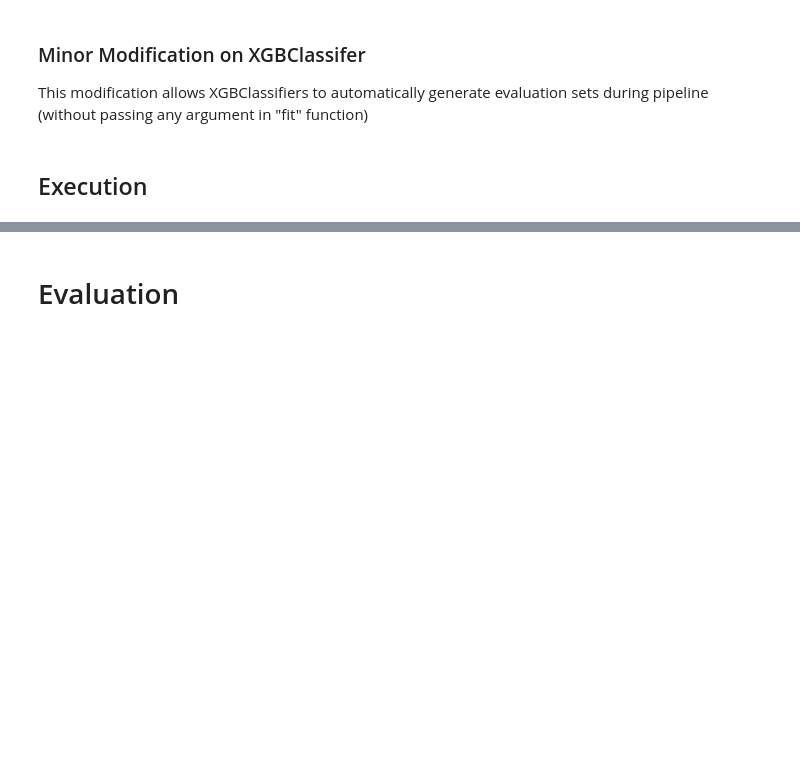
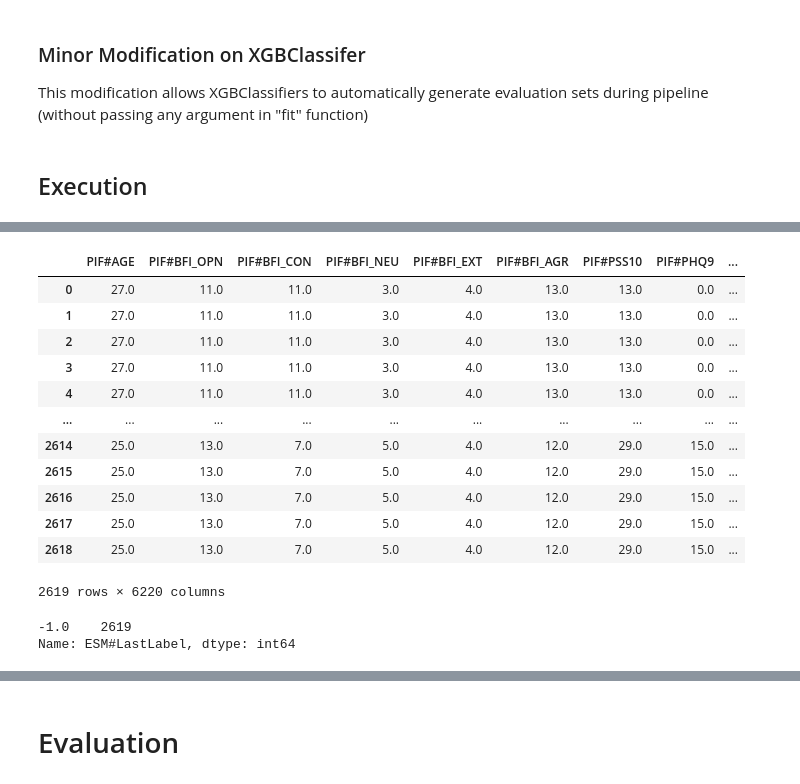
Before and after one commit to SteinPanyu/IndependentReproducibility, a Jupyter notebook: ModelTraining & Evaluation.ipynb, the cells around one changed output, grey strips where cells are left out. Cells and saved outputs as stored; diff of their text form; code cells hidden in the pictures; blank space fills up the shorter version.

```diff
--- a/ModelTraining & Evaluation.ipynb
+++ b/ModelTraining & Evaluation.ipynb
@@ -260,6 +250,7 @@ import numpy as np
 from xgboost import XGBClassifier
 from sklearn.base import BaseEstimator
 from sklearn.model_selection import StratifiedShuffleSplit
+from typing import Union
 
 
 class EvXGBClassifier(BaseEstimator):
@@ -286,12 +277,25 @@ class EvXGBClassifier(BaseEstimator):
     def classes_(self):
         return self.model.classes_
 
-    def fit(self, X: pd.DataFrame, y: np.ndarray):
+    @property
+    def feature_importances_(self):
+        return self.model.feature_importances_
+
+    @property
+    def feature_names_in_(self):
+        return self.model.feature_names_in_
+
+    def fit(self, X: Union[pd.DataFrame, np.ndarray], y: np.ndarray):
         if self.eval_size:
             splitter = StratifiedShuffleSplit(random_state=self.random_state, test_size=self.eval_size)
             I_train, I_eval = next(splitter.split(X, y))
-            X_train, y_train = X.iloc[I_train, :], y[I_train]
-            X_eval, y_eval = X.iloc[I_eval, :], y[I_eval]
+            if isinstance(X, pd.DataFrame):
+                X_train, y_train = X.iloc[I_train, :], y[I_train]
+                X_eval, y_eval = X.iloc[I_eval, :], y[I_eval]
+            else:
+                X_train, y_train = X[I_train, :], y[I_train]
+                X_eval, y_eval = X[I_eval, :], y[I_eval]
+
             self.model = self.model.fit(
                 X=X_train, y=y_train,
                 eval_set=[(X_eval, y_eval)],
@@ -365,0 +429,21 @@ with on_ray(num_cpus=6):
+# %%
+X
+# %% [output]
+|  | PIF#AGE | PIF#BFI_OPN | PIF#BFI_CON | PIF#BFI_NEU | PIF#BFI_EXT | PIF#BFI_AGR | PIF#PSS10 | PIF#PHQ9 | ... |
+| 0 | 27.0 | 11.0 | 11.0 | 3.0 | 4.0 | 13.0 | 13.0 | 0.0 | ... |
+| 1 | 27.0 | 11.0 | 11.0 | 3.0 | 4.0 | 13.0 | 13.0 | 0.0 | ... |
+| 2 | 27.0 | 11.0 | 11.0 | 3.0 | 4.0 | 13.0 | 13.0 | 0.0 | ... |
+| 3 | 27.0 | 11.0 | 11.0 | 3.0 | 4.0 | 13.0 | 13.0 | 0.0 | ... |
+| 4 | 27.0 | 11.0 | 11.0 | 3.0 | 4.0 | 13.0 | 13.0 | 0.0 | ... |
+| ... | ... | ... | ... | ... | ... | ... | ... | ... | ... |
+| 2614 | 25.0 | 13.0 | 7.0 | 5.0 | 4.0 | 12.0 | 29.0 | 15.0 | ... |
+| 2615 | 25.0 | 13.0 | 7.0 | 5.0 | 4.0 | 12.0 | 29.0 | 15.0 | ... |
+| 2616 | 25.0 | 13.0 | 7.0 | 5.0 | 4.0 | 12.0 | 29.0 | 15.0 | ... |
+| 2617 | 25.0 | 13.0 | 7.0 | 5.0 | 4.0 | 12.0 | 29.0 | 15.0 | ... |
+| 2618 | 25.0 | 13.0 | 7.0 | 5.0 | 4.0 | 12.0 | 29.0 | 15.0 | ... |
+2619 rows × 6220 columns
+# %%
+X['ESM#LastLabel'].value_counts()
+# %% [output]
+-1.0    2619
+Name: ESM#LastLabel, dtype: int64
```
Also changed, not shown: parts of 9 cells of this notebook, 2 other files.
